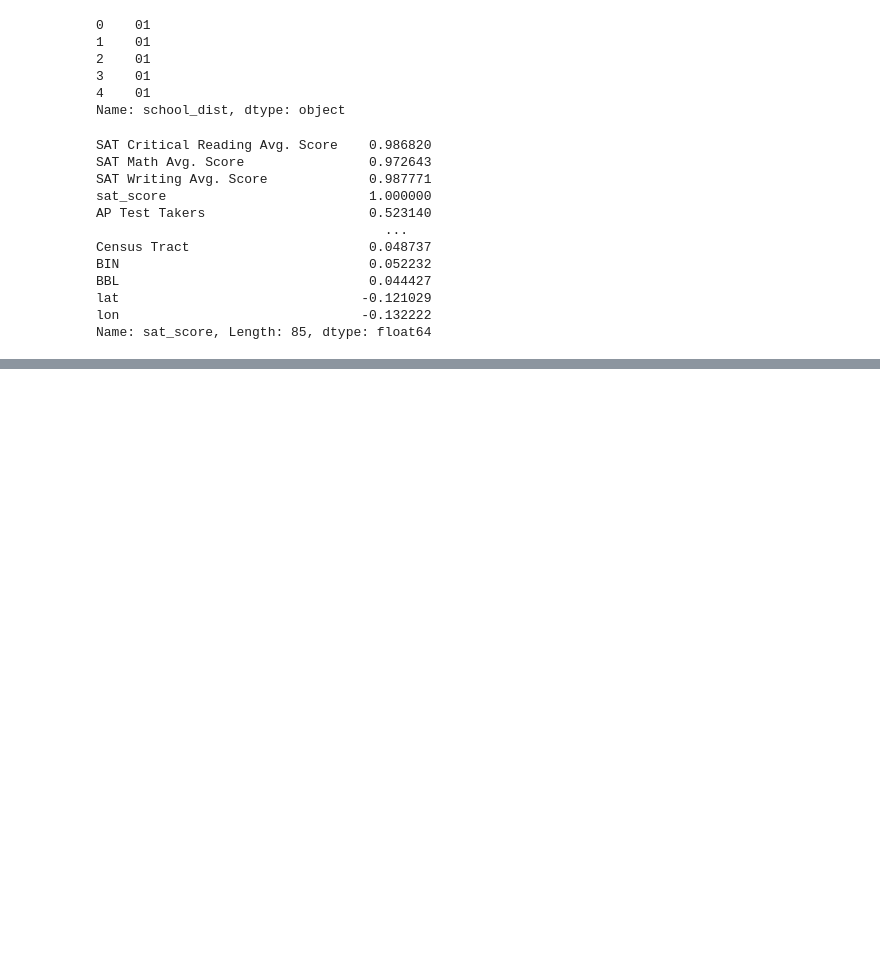
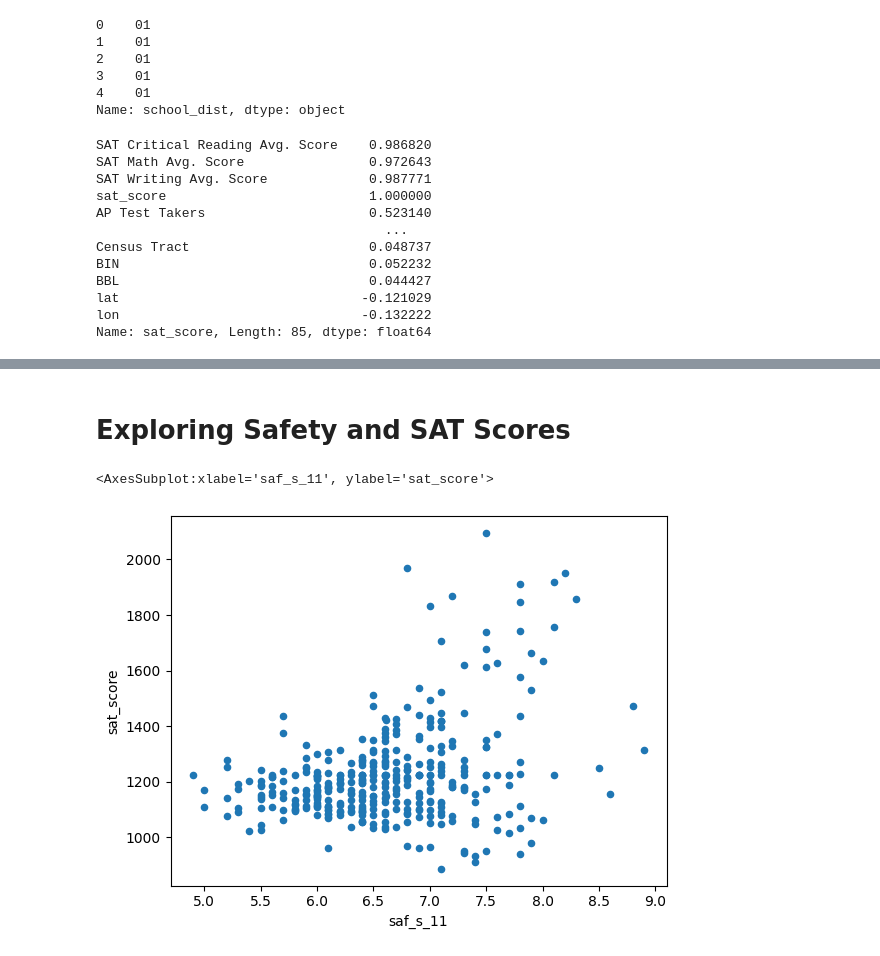
Before and after one commit to dancanyego/nyc-school-data-exploration, a Jupyter notebook: NYC school Data cleaning.ipynb, the cells around one changed output, grey strips where cells are left out. Saved outputs shown, nothing was run; the diff lists cells and outputs as text; code cells hidden in the pictures; blank space fills up the shorter version.

Commit message:
exploring safety

```diff
--- a/NYC school Data cleaning.ipynb
+++ b/NYC school Data cleaning.ipynb
@@ -519,0 +520,7 @@ The last interesting correlation is the aca_s_11, which indicates how the studen
+# %% [markdown]
+# Exploring Safety and SAT Scores
+# %%
+combined.plot.scatter("saf_s_11", "sat_score")
+# %% [output]
+<AxesSubplot:xlabel='saf_s_11', ylabel='sat_score'>
+[figure, added]
```
Also changed, not shown: parts of 18 cells of this notebook.
